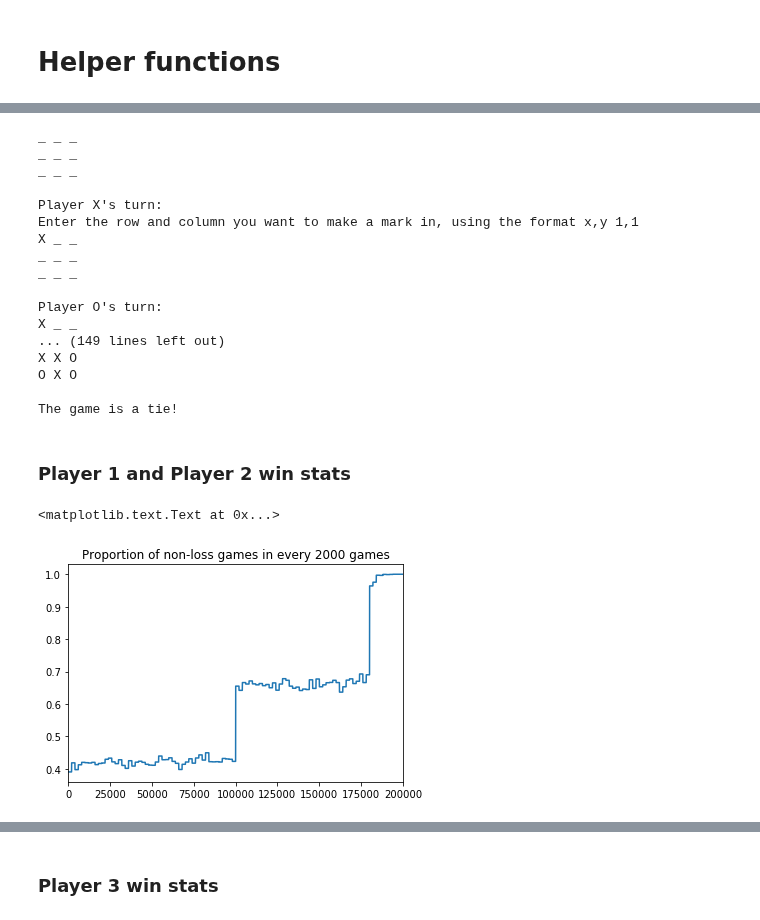
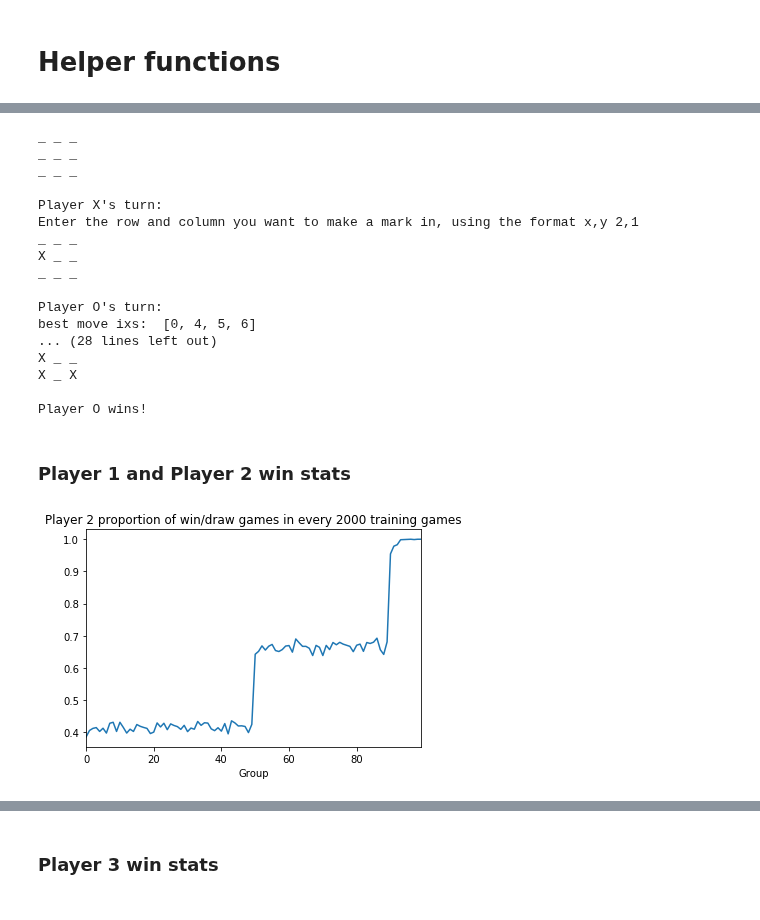
Before and after one commit to zeromh/tic_tac_toe_RI, a Jupyter notebook: tic_tac_toe_RL.ipynb, the cells around one changed output, grey strips where cells are left out. Saved outputs shown, nothing was run; the diff lists cells and outputs as text; code cells hidden in the pictures.

Commit message:
edits to training tests

```diff
--- a/tic_tac_toe_RL.ipynb
+++ b/tic_tac_toe_RL.ipynb
@@ -72,7 +73,7 @@ class ttt_player(object):
     def get_player_total(self, state):
         """
         Returns a total for each player based on values I've assigned to each space on the board.
-        This enables us to easily see if someone has won the game.
+        This enables us to easily know if someone has won the game.
         """
         total = 0
         for i, x in enumerate(state):
@@ -130,7 +131,7 @@ class ttt_player(object):
         self.policy[prev_state] = prev_win_prob + self.alpha*(current_win_prob - prev_win_prob)
 
 
-    def get_move(self, board):
+    def get_move(self, board, print_output):
         """
         Gets a move from a human or computer player.
         returns: index of the board space that the player wants to make an X or O in (ix from 0-8)
@@ -166,11 +167,17 @@ class ttt_player(object):
                 potential_state = state[:]
                 potential_state[i] = self.mark
                 prob = self.get_prob_from_policy(potential_state)
-                if prob == max_prob:
+
+                # Treat win probabilities that are equal up to the 3rd decimal place as equivalent for
+                # the purpose of choosing a move
+                if np.isclose(prob, max_prob, rtol=0, atol=10**-4):
                         best_move_ixs.append(i)
-                if prob > max_prob:
+                elif prob > max_prob:
                         best_move_ixs = [i]
                         max_prob = prob
+            if print_output:
+                print 'best move ixs: ', best_move_ixs
+                print 'max_prob: ', max_prob
             move_index = choice(best_move_ixs)
             if self.prev_state:
                 self.update_policy(max_prob, board, state)
@@ -232,7 +239,7 @@ class ttt_game(object):
         """
         if self.print_output:
             print "%s's turn:" % self.current_player
-        move_index = self.current_player.get_move(self.board)
+        move_index = self.current_player.get_move(self.board, self.print_output)
         self.board.update(move_index, self.current_player.mark)
         if self.current_player == self.playerX:
             self.current_player = self.playerO
@@ -303,6 +310,18 @@ class ttt_game(object):
         self.playerX.prev_state = None
         self.playerO.prev_state = None
         self.current_player = self.playerX
+
+
+    def get_player_score(self, player):
+        """
+        Returns all scores (win statistics) for the given player.
+        player: string indicating 'playerX' or 'playerO'
+        """
+        if player == 'playerX':
+            return self.playerX_score
+        if player == 'playerO':
+            return self.playerO_score
+        raise ValueError('player should be either "playerX" or "playerO"')
 # %% [markdown]
 # Helper functions
 # %%
@@ -374,4 +410,4 @@ def explore_policy(state, player):
 player1 = ttt_player('computer', 'X', epsilon=.9)
 player2 = ttt_player('computer', 'O', epsilon=.9)
 # %%
-p1_2_game = train_computer_players(player1, player2)
+p1_2_training_game = train_computer_players(player1, player2, n_games=200000)
@@ -399,22 +603,22 @@ Win probability = 0.82851672037580937
 # %%
-test_computer(player2)
+test_computer(player2, n_games=1)
 # %% [output]
 _ _ _
 _ _ _
 _ _ _
 
 Player X's turn:
-Enter the row and column you want to make a mark in, using the format x,y 1,1
+Enter the row and column you want to make a mark in, using the format x,y 2,1
+_ _ _
 X _ _
-_ _ _
 _ _ _
 
 Player O's turn:
+best move ixs:  [0, 4, 5, 6]
+... (28 lines left out)
 X _ _
-... (149 lines left out)
-X X O
-O X O
+X _ X
 
-The game is a tie!
+Player O wins!
 # %% [markdown]
 ### Player 1 and Player 2 win stats
@@ -429,6 +625,8 @@ p1_2_scores_agg = p1_2_scores.groupby('group').not_loss.transform(lambda x: x.su
+# %%
+p1_2_train_scores, p1_2_train_scores_agg = compute_player_stats(p1_2_training_game, 'playerO')
 # %%
-p1_2_scores_agg.plot()
-plt.title('Proportion of non-loss games in every 2000 games')
+p1_2_train_scores_agg.plot()
+plt.title('Player 2 proportion of win/draw games in every 2000 training games')
+plt.xlabel('Group');
 # %% [output]
-<matplotlib.text.Text at 0x...>
-[figure, old version]
+[figure, new version]
```
Also changed, not shown: parts of 71 cells of this notebook.
